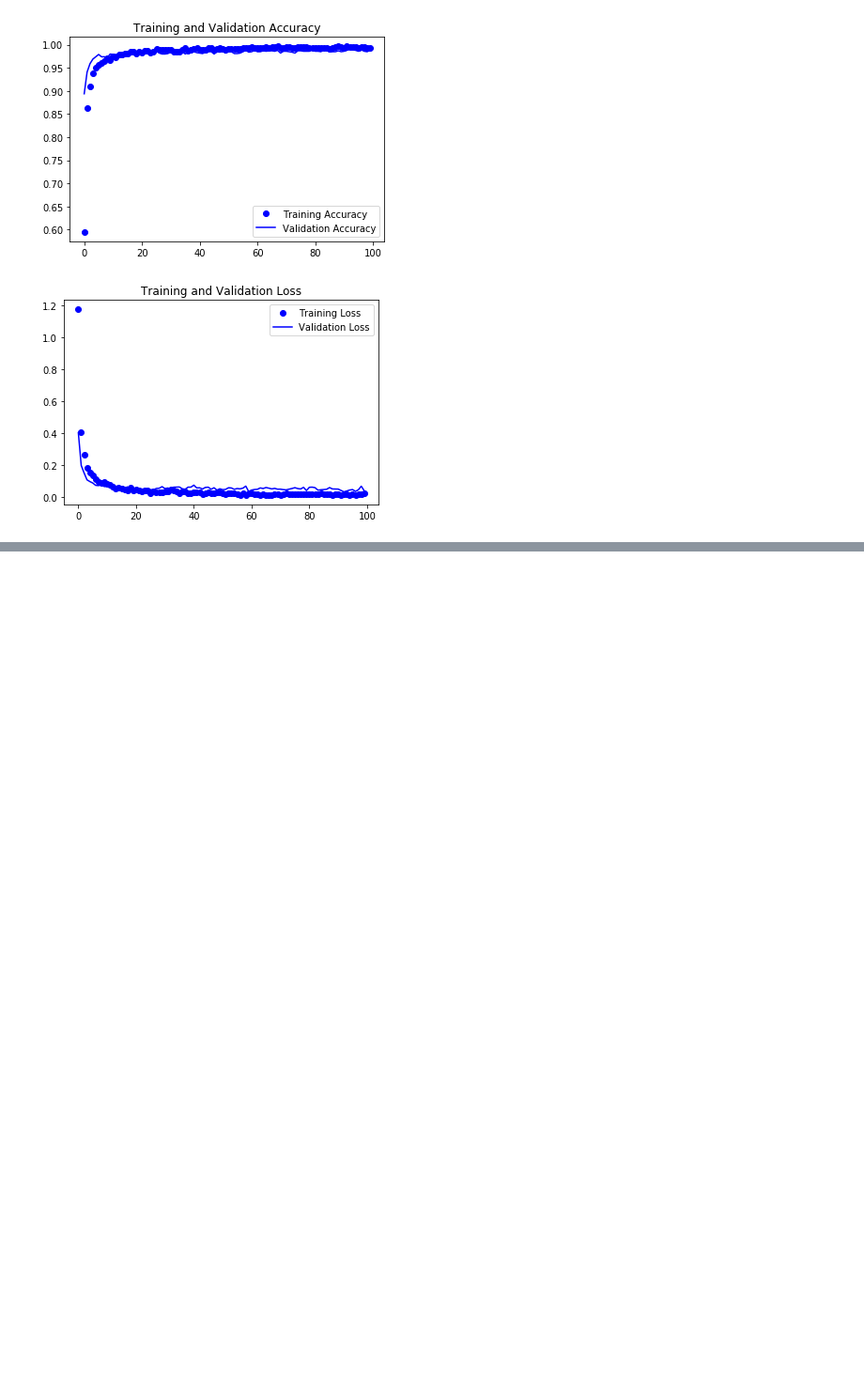
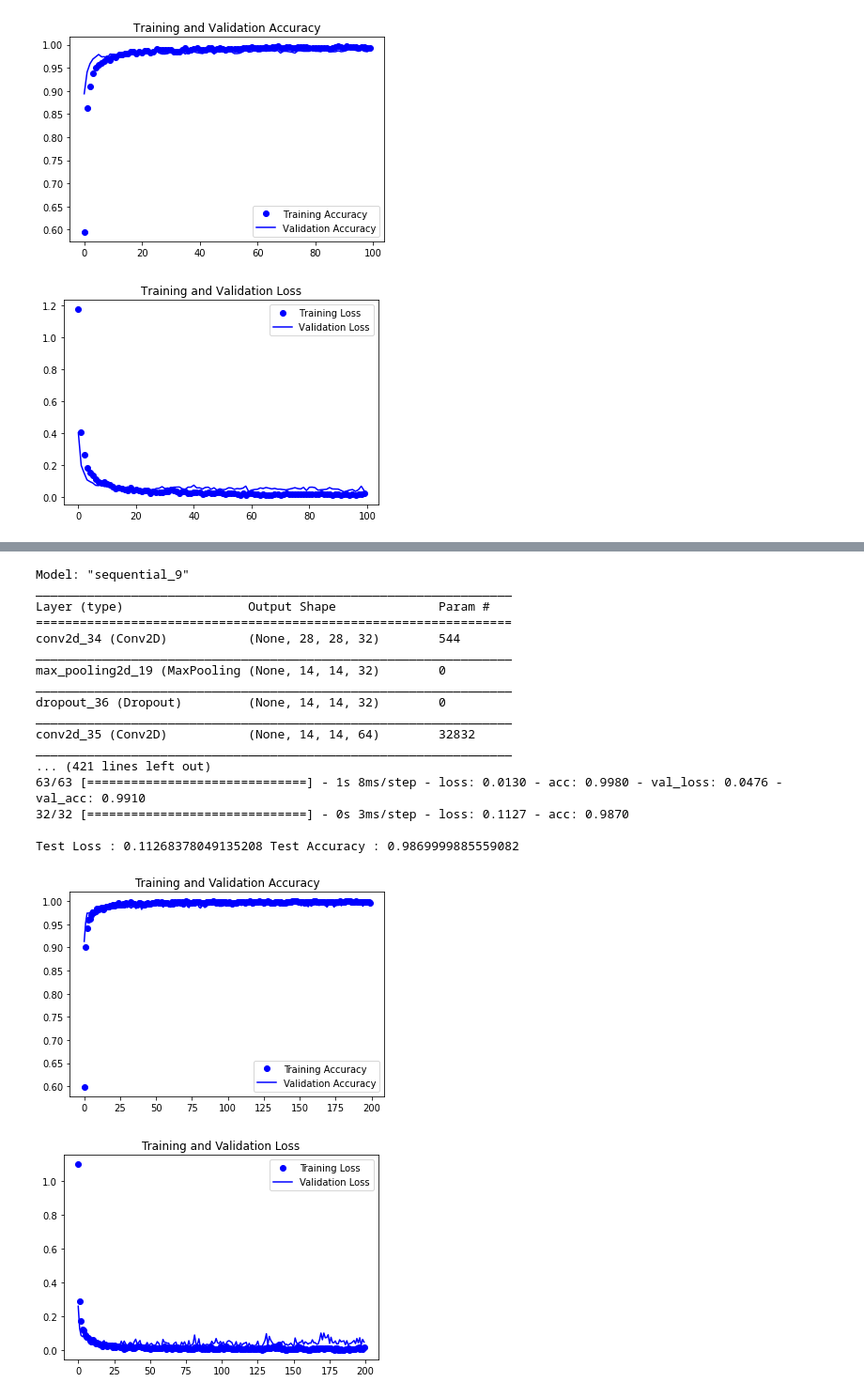
Before and after one commit to seyedalirezaabbaspour/Recognize-Persian-handwritten-numbers-with-keras, a Jupyter notebook: CNN_Persian_Handwritten_Number.ipynb, the cells around one changed output, grey strips where cells are left out. Shown: that part at 94% size. Cells and saved outputs as stored; diff of their text form; code cells hidden in the pictures; blank space fills up the shorter version.

```diff
--- a/CNN_Persian_Handwritten_Number.ipynb
+++ b/CNN_Persian_Handwritten_Number.ipynb
@@ -137,0 +666,74 @@ plt.show()
+# %%
+# 5. Define model architecture
+
+model = Sequential()
+model.add(Conv2D(32, (4, 4),activation = "relu", padding = "same" , input_shape = (28, 28, 1)))
+model.add(MaxPool2D(2, 2))
+model.add(Dropout(0.5))
+model.add(Conv2D(64, (4, 4), activation = "relu", padding="same"))
+model.add(MaxPool2D(2, 2))
+model.add(Dropout(0.5))
+model.add(Conv2D(128, (4, 4), activation="relu", padding= "same"))
+model.add(Conv2D(256, (4, 4), activation="relu", padding= "valid"))
+model.add(Dropout(0.5))
+model.add(Flatten())
+model.add(Dense(256, activation="relu"))
+model.add(Dropout(0.5))
+model.add(Dense(10, activation="softmax"))
+model.summary()
+
+# Compile Model
+adam = Adam(lr = 0.001)
+model.compile(loss = "categorical_crossentropy", optimizer=adam, metrics=["acc"])
+
+
+# Fit Model on Training Data
+history = model.fit(X_train, y_train,
+          validation_data=(X_validation, y_validation),
+          shuffle=True,
+          epochs=200,
+          batch_size=64)
+
+loss, acc = model.evaluate(X_test, y_test)
+
+print(f"\nTest Loss : {loss:.2f} Test Accuracy : {acc:.2f}")
+
+acc = history.history["acc"]
+val_acc = history.history["val_acc"]
+
+loss = history.history["loss"]
+val_loss = history.history["val_loss"]
+
+epochs = range(len(acc))
+plt.plot(epochs, acc, "bo", label = "Training Accuracy")
+plt.plot(epochs, val_acc, "b", label = "Validation Accuracy")
+plt.title("Training and Validation Accuracy")
+plt.legend()
+
+plt.figure()
+plt.plot(epochs, loss, "bo", label = "Training Loss")
+plt.plot(epochs, val_loss, "b", label = "Validation Loss")
+plt.title("Training and Validation Loss")
+plt.legend()
+
+plt.show()
+# %% [output]
+Model: "sequential_9"
+_________________________________________________________________
+Layer (type)                 Output Shape              Param #
+=================================================================
+conv2d_34 (Conv2D)           (None, 28, 28, 32)        544
+_________________________________________________________________
+max_pooling2d_19 (MaxPooling (None, 14, 14, 32)        0
+_________________________________________________________________
+dropout_36 (Dropout)         (None, 14, 14, 32)        0
+_________________________________________________________________
+conv2d_35 (Conv2D)           (None, 14, 14, 64)        32832
+_________________________________________________________________
+... (421 lines left out)
+63/63 [==============================] - 1s 8ms/step - loss: 0.0130 - acc: 0.9980 - val_loss: 0.0476 - val_acc: 0.9910
+32/32 [==============================] - 0s 3ms/step - loss: 0.1127 - acc: 0.9870
+
+Test Loss : 0.11268378049135208 Test Accuracy : 0.9869999885559082
+[figure, added]
+[figure, added]
```
Also changed, not shown: parts of 37 cells of this notebook.
